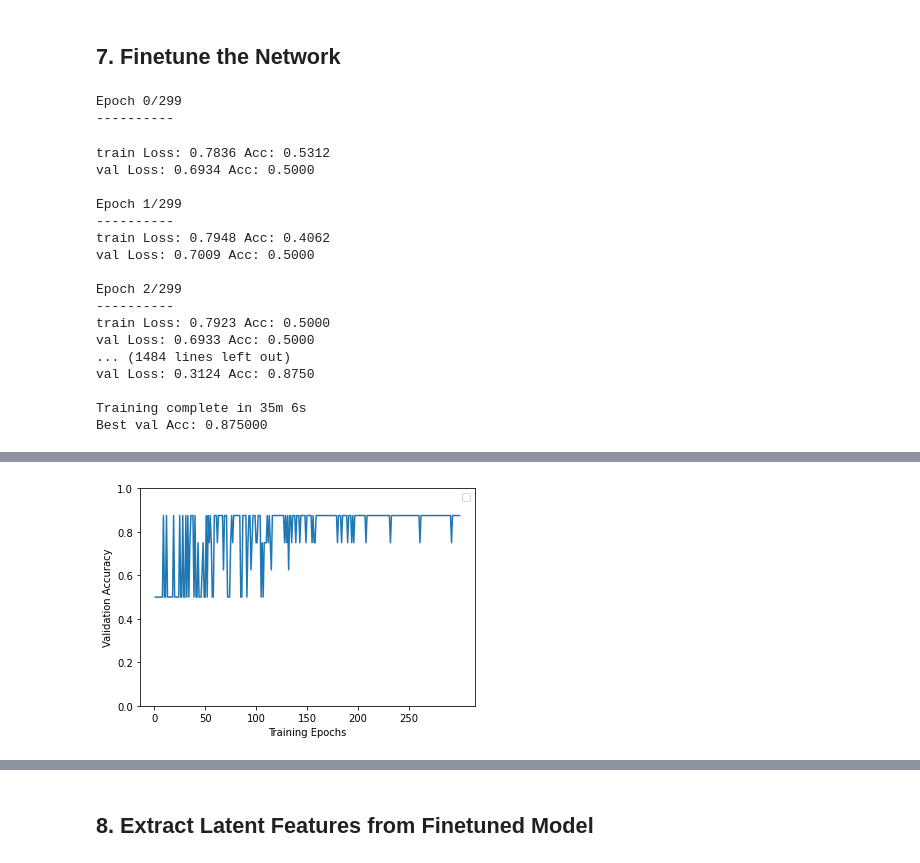
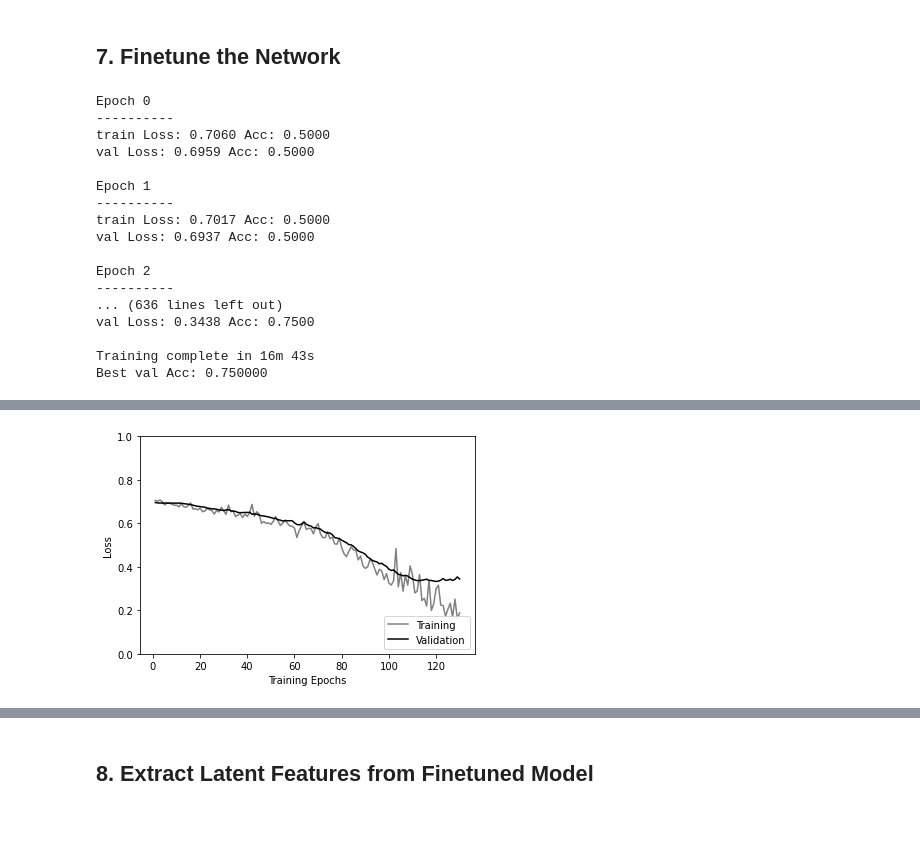
Before and after one commit to jmnolte/HCCNet, a Jupyter notebook: test_scripts/feature_extraction/deep_features/deep_feature_extraction.ipynb, the cells around one changed output, grey strips where cells are left out. Saved outputs shown, nothing was run; the diff lists cells and outputs as text; code cells hidden in the pictures; blank space fills up the shorter version.

```diff
--- a/test_scripts/feature_extraction/deep_features/deep_feature_extraction.ipynb
+++ b/test_scripts/feature_extraction/deep_features/deep_feature_extraction.ipynb
@@ -146,13 +132,13 @@ class ResNet50(torch.nn.Module):
             if conv_block < 8:
               for param in child.parameters():
                 param.requires_grad = False
-            elif conv_block == 8:
-              layer = 0
-              for children_of_child in child.children():
-                layer += 1
-                if layer < 3:
-                  for param in children_of_child.parameters():
-                    param.requires_grad = False
+            #elif conv_block == 8:
+             # layer = 0
+              #for children_of_child in child.children():
+               # layer += 1
+                #if layer < 3:
+                 # for param in children_of_child.parameters():
+                  #  param.requires_grad = False
 
         # create custom fc layers
         num_ftrs = self.model.fc.in_features
@@ -162,6 +148,8 @@ class ResNet50(torch.nn.Module):
         self.classifier = torch.nn.Linear(128, num_classes)
 
     def forward(self, image):
+
+        # define forward pass
         x = self.model(image)
         x = self.features(x)
         x = self.classifier(x)
@@ -229,5 +214,5 @@ Params to learn:
 criterion = torch.nn.CrossEntropyLoss()
 
 # Specify the learning rate
-optimizer_ft = torch.optim.SGD(params_to_update, lr=0.01)
+optimizer_ft = torch.optim.SGD(params_to_update, lr=0.001, momentum=0.9)
 # %%
@@ -308,38 +309,46 @@ def train_model(model, dataloaders, criterion, optimizer, num_epochs=25, is_ince
+# %%
+# Minimum number of epochs to train for
+min_epochs = 50
+
+# Flag to indicate whether early stopping should be used
+early_stop = True
 # %%
 # Train and evaluate
-model_ft, acc_hist, loss_hist = train_model(model_ft, dataloaders_dict, criterion, optimizer_ft, num_epochs=num_epochs)
+model_ft, val_loss_hist, val_acc_hist, train_loss_hist, train_acc_hist = train_model(model_ft, dataloaders_dict, criterion, optimizer_ft, min_epochs=min_epochs, early_stop=early_stop)
 # %% [output]
-Epoch 0/299
+Epoch 0
 ----------
+train Loss: 0.7060 Acc: 0.5000
+val Loss: 0.6959 Acc: 0.5000
+
+Epoch 1
+----------
+train Loss: 0.7017 Acc: 0.5000
+val Loss: 0.6937 Acc: 0.5000
+
+Epoch 2
+----------
+... (636 lines left out)
+val Loss: 0.3438 Acc: 0.7500
+
+Training complete in 16m 43s
+Best val Acc: 0.750000
-train Loss: 0.7836 Acc: 0.5312
-val Loss: 0.6934 Acc: 0.5000
-
-Epoch 1/299
-----------
-train Loss: 0.7948 Acc: 0.4062
-val Loss: 0.7009 Acc: 0.5000
-
-Epoch 2/299
-----------
-train Loss: 0.7923 Acc: 0.5000
-val Loss: 0.6933 Acc: 0.5000
-... (1484 lines left out)
-val Loss: 0.3124 Acc: 0.8750
-
-Training complete in 35m 6s
-Best val Acc: 0.875000
 # %%
 # Plot the training curves of validation accuracy vs. number of training epochs
-model_acc_hist = []
-model_acc_hist = [epoch.cpu().numpy() for epoch in acc_hist]
+train_loss = []
+train_loss = [epoch for epoch in train_loss_hist]
+
+val_loss = []
+val_loss = [epoch for epoch in val_loss_hist]
 
 #plt.title("Validation Accuracy vs. Number of Training Epochs")
 plt.xlabel("Training Epochs")
-plt.ylabel("Validation Accuracy")
-plt.plot(range(1, num_epochs+1),model_acc_hist)
+plt.ylabel("Loss")
+plt.plot(range(1, 131), train_loss, color="grey", label="Training")
+plt.plot(range(1, 131), val_loss, color="black", label="Validation")
 plt.ylim((0,1.))
-plt.xticks(np.arange(0, num_epochs, 50))
-plt.legend()
+plt.xticks(np.arange(0, 131, 20))
+plt.legend(loc="lower right")
 
-plt.savefig(os.path.join(results_dir, 'val_acc_hist.png'), dpi=300)
+plt.savefig(os.path.join(results_dir, 'loss_hist.png'), dpi=300)
 # %% [output]
@@ -347,3 +355,3 @@ WARNING:matplotlib.legend:No handles with labels found to put in legend.
-[figure, old version]
+[figure, new version]
 # %%
 # Plot the training curves of validation accuracy vs. number of training epochs
```
Also changed, not shown: parts of 15 cells of this notebook, 9 other files.
